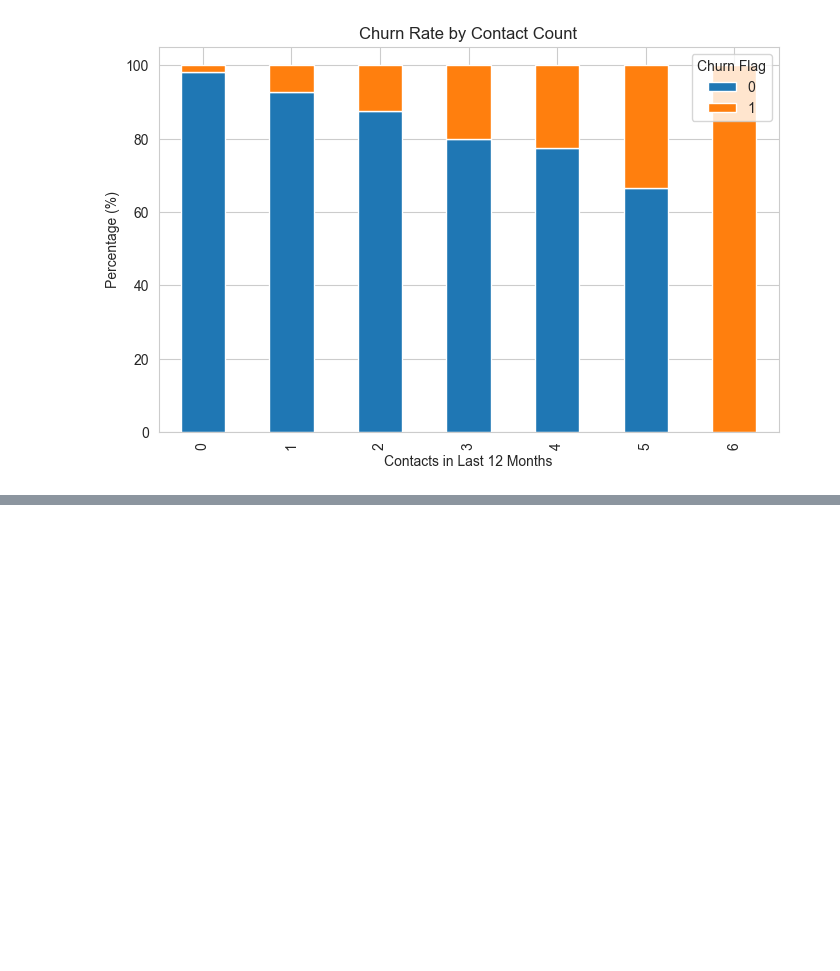
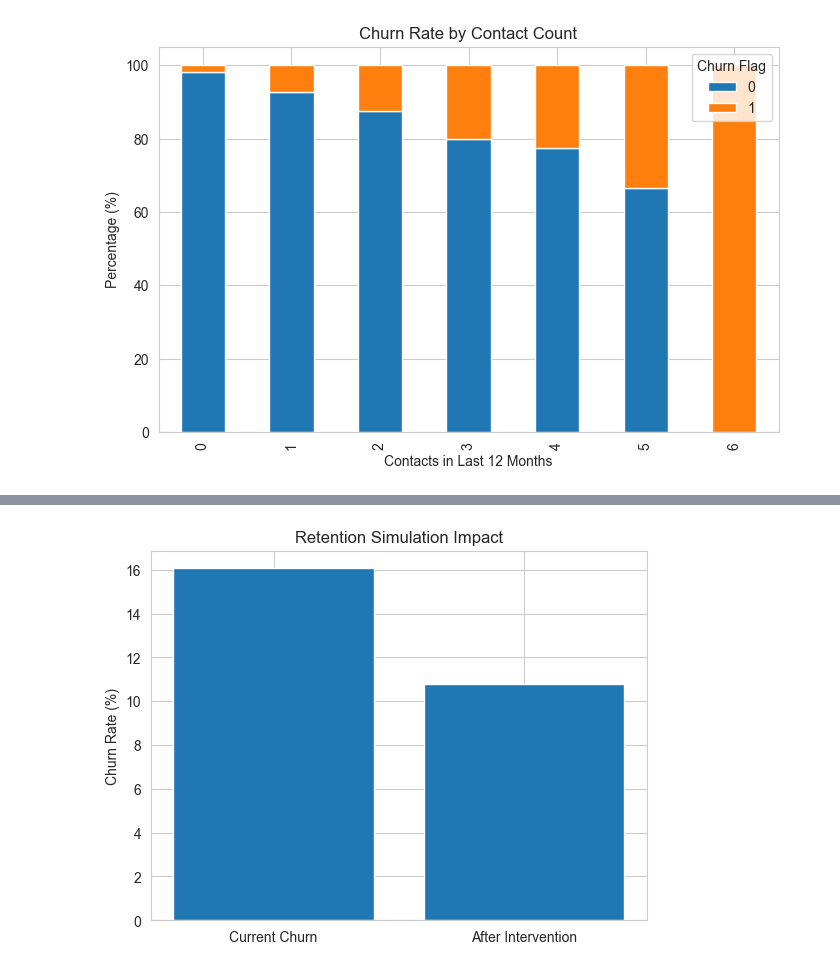
Before and after one commit to funmiafola/Credit_Card_Customer_Churn_Project, a Jupyter notebook: jupyter_notebooks/EDA_Churn_Analysis.ipynb, the cells around one changed output, grey strips where cells are left out. Saved outputs shown, nothing was run; the diff lists cells and outputs as text; code cells hidden in the pictures; blank space fills up the shorter version.

```diff
--- a/jupyter_notebooks/EDA_Churn_Analysis.ipynb
+++ b/jupyter_notebooks/EDA_Churn_Analysis.ipynb
@@ -764,0 +833,13 @@ Analysis of customer contact frequency shows a strong positive relationship with
+# %%
+# Simulation Graph
+import matplotlib.pyplot as plt
+
+rates = [16.07, 10.79]
+labels = ["Current Churn", "After Intervention"]
+
+plt.bar(labels, rates)
+plt.title("Retention Simulation Impact")
+plt.ylabel("Churn Rate (%)")
+plt.show()
+# %% [output]
+[figure, added]
```
Also changed, not shown: parts of 9 cells of this notebook, 1 other file.
